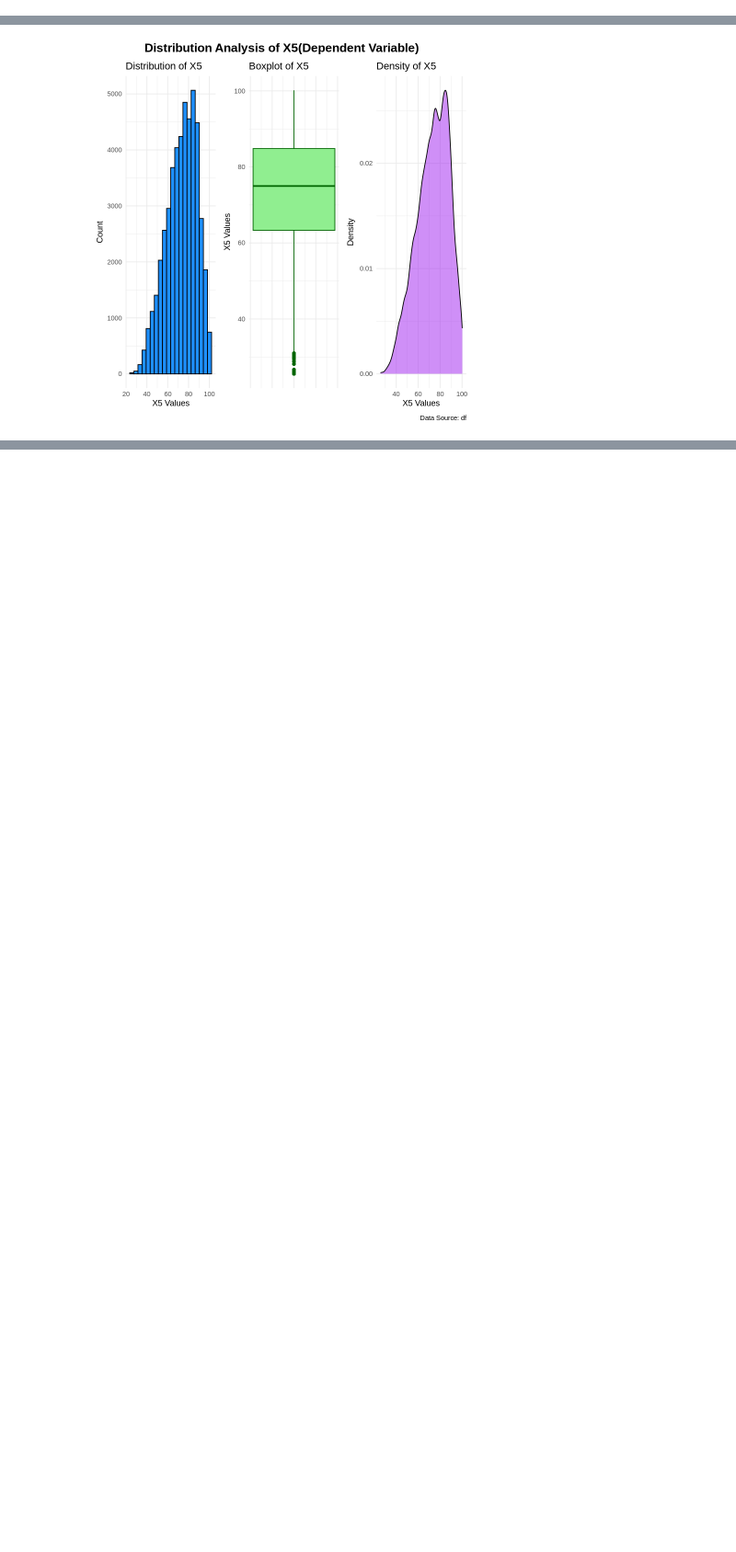
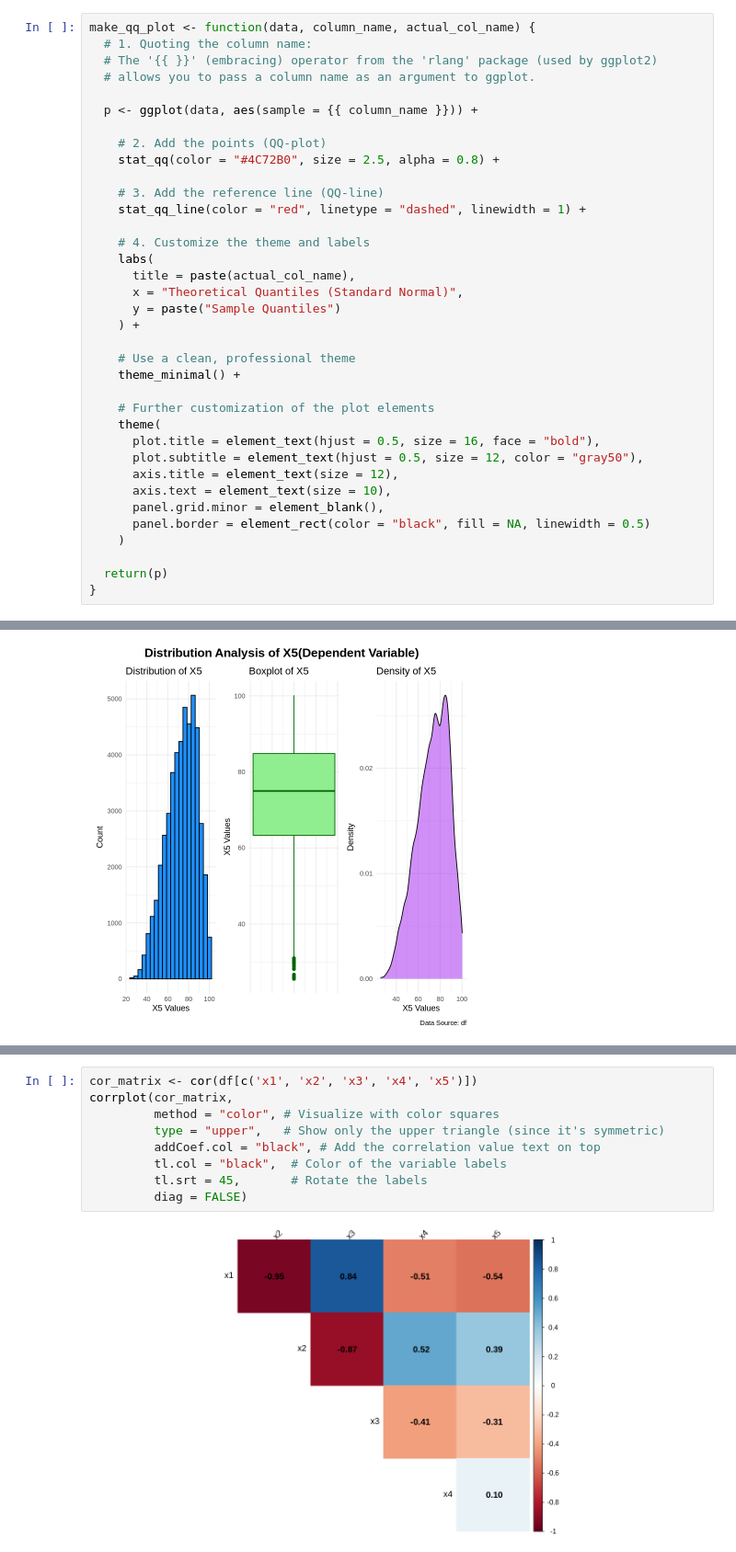
Before and after one commit to RiseshStha/statistics-for-data-science-project, a Jupyter notebook: Modeling EEG signals using polynomial regression.ipynb, the cells around one changed output, grey strips where cells are left out. Shown at 92% size. Drawn from its saved outputs; the diff is of its cells as text; blank space fills up the shorter version.

```diff
--- a/Modeling EEG signals using polynomial regression.ipynb
+++ b/Modeling EEG signals using polynomial regression.ipynb
@@ -456,0 +448,36 @@ hist(X,freq = FALSE,main = "Density")
+# %%
+make_qq_plot <- function(data, column_name, actual_col_name) {
+  # 1. Quoting the column name:
+  # The '{{ }}' (embracing) operator from the 'rlang' package (used by ggplot2)
+  # allows you to pass a column name as an argument to ggplot.
+
+  p <- ggplot(data, aes(sample = {{ column_name }})) +
+
+    # 2. Add the points (QQ-plot)
+    stat_qq(color = "#4C72B0", size = 2.5, alpha = 0.8) +
+
+    # 3. Add the reference line (QQ-line)
+    stat_qq_line(color = "red", linetype = "dashed", linewidth = 1) +
+
+    # 4. Customize the theme and labels
+    labs(
+      title = paste(actual_col_name),
+      x = "Theoretical Quantiles (Standard Normal)",
+      y = paste("Sample Quantiles")
+    ) +
+
+    # Use a clean, professional theme
+    theme_minimal() +
+
+    # Further customization of the plot elements
+    theme(
+      plot.title = element_text(hjust = 0.5, size = 16, face = "bold"),
+      plot.subtitle = element_text(hjust = 0.5, size = 12, color = "gray50"),
+      axis.title = element_text(size = 12),
+      axis.text = element_text(size = 10),
+      panel.grid.minor = element_blank(),
+      panel.border = element_rect(color = "black", fill = NA, linewidth = 0.5)
+    )
+
+  return(p)
+}
@@ -531,0 +834,11 @@ print(combined_plot)
+# %%
+cor_matrix <- cor(df[c('x1', 'x2', 'x3', 'x4', 'x5')])
+corrplot(cor_matrix,
+         method = "color", # Visualize with color squares
+         type = "upper",   # Show only the upper triangle (since it's symmetric)
+         addCoef.col = "black", # Add the correlation value text on top
+         tl.col = "black",  # Color of the variable labels
+         tl.srt = 45,       # Rotate the labels
+         diag = FALSE)
+# %% [output]
+[figure, added]
```
Also changed, not shown: parts of 13 cells of this notebook.
